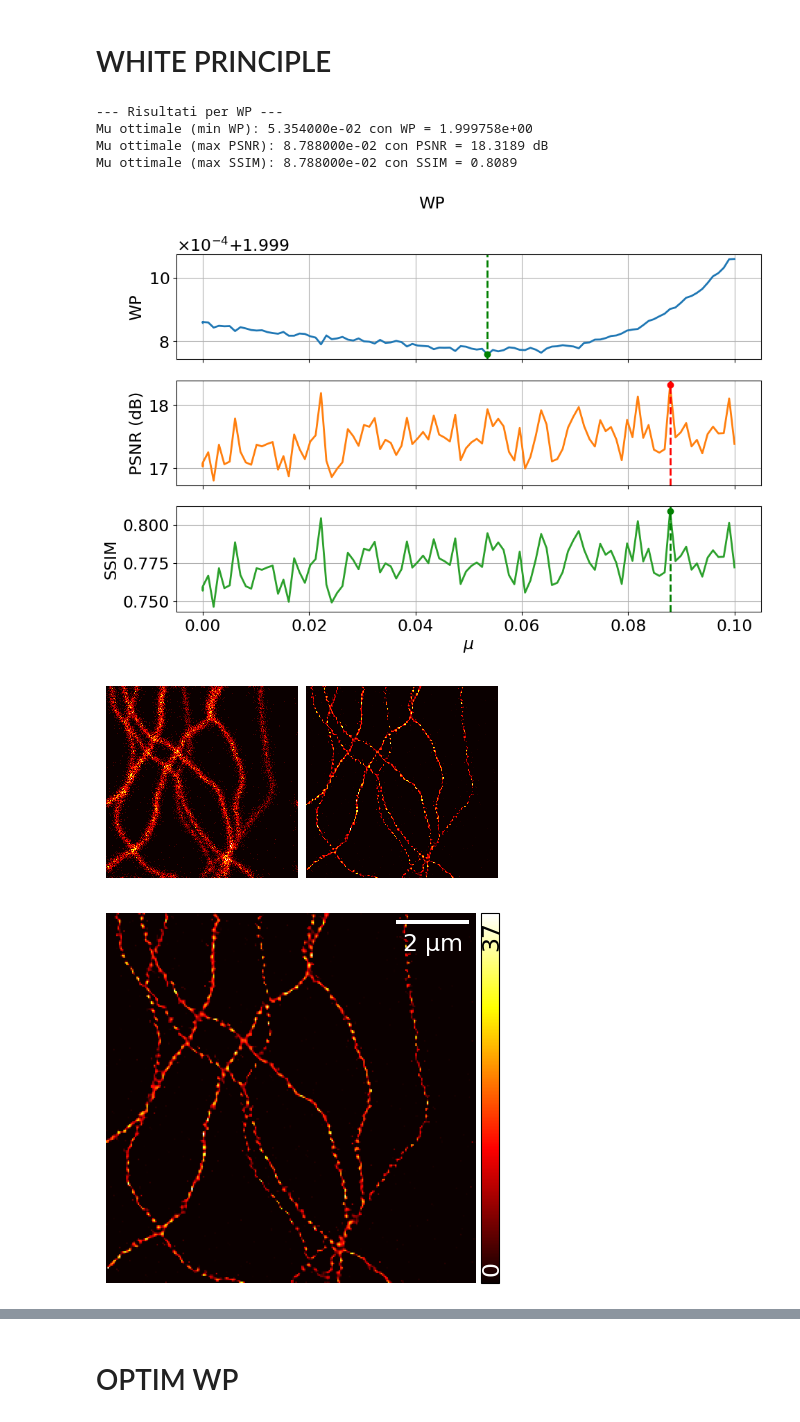
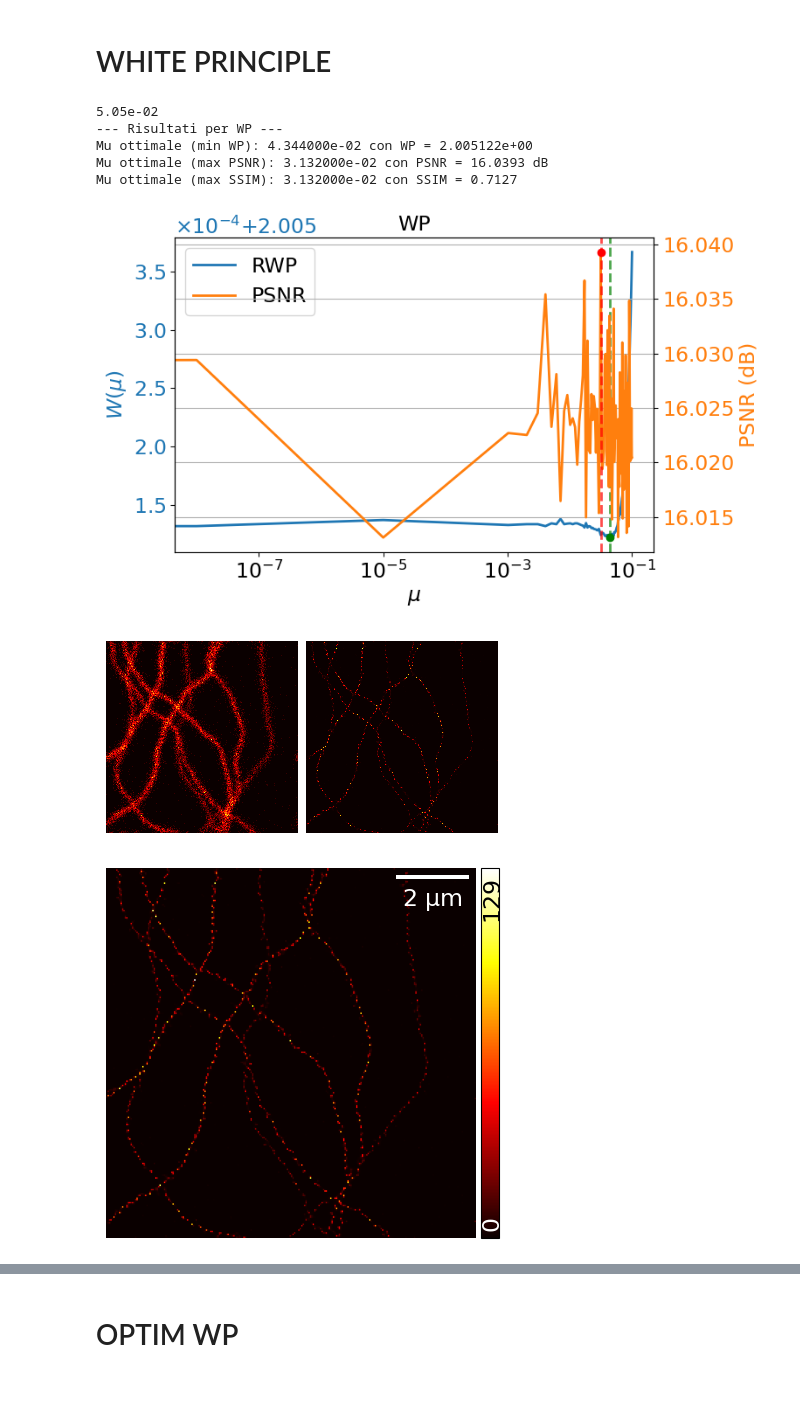
Before and after one commit to sofiaagostoni/ism_regularisation, a Jupyter notebook: results_ism.ipynb, the cells around one changed output, grey strips where cells are left out. Saved outputs shown, nothing was run; the diff lists cells and outputs as text; code cells hidden in the pictures; blank space fills up the shorter version.

```diff
--- a/results_ism.ipynb
+++ b/results_ism.ipynb
@@ -122,23 +121,42 @@ Percentuale (calcolata solo sui pixel attivi): 54.39%
 # %%
 # path = "Results/WP/wp_3D_pgd_masked_06_convallaria.pth"
 mask_type = 'masked'                # whole, masked, masked_eps
-algo_to_load = "prox"                # pgd or prox or md
-name_to_load = "tubulin"            # tubulin for sim
+algo_to_load = "md"                # pgd or prox or md
+name_to_load = "tubulin"            # tubulin for sim 05_convallaria
 sect_to_load = "2D"                 # 3D or 2D
 
-path = f"Results/WP/wp_{sect_to_load}_{algo_to_load}_{mask_type}_{name_to_load}.pth"
+path = f"Results/WP/wp_l1_{sect_to_load}_{algo_to_load}_{mask_type}_{name_to_load}.pth"
 
 checkpoint = torch.load(path, weights_only = False)
 results = checkpoint['results']
 dataset = checkpoint['dataset']
 hparams = checkpoint['hparams']
 
-plot_wp_results(hparams['mu_grid'], results, dataset, hparams['pxsize'], is_real= hparams['IS_REAL'], is_3d = hparams['IS_3D'], title="WP", layout="stacked")
+best_mu = find_knee_point(hparams['mu_grid'].cpu(),results['W_sum'].cpu())
+print("{:.2e}".format(best_mu))
+
+plot_wp_results(hparams['mu_grid'], results, dataset, hparams['pxsize'], is_real= hparams['IS_REAL'], is_3d = hparams['IS_3D'], title="WP", layout="twin", x0 = 100, y0 = 100)
+
+results_best = results['results_best']
+# kl_funct = results_best['diff']
+
+# .numpy() assicura la compatibilità perfetta con Matplotlib
+# plt.plot(kl_funct.cpu().numpy())
+
+# plt.title("KL to Ground Truth")
+# # Usare plt.xlabel e plt.ylabel (senza "set_")
+# plt.xlabel("Iteration", fontsize=14)
+# plt.ylabel(r"$\mathrm{KL}(x_k,\ x_{\mathrm{GT}})$", fontsize=14)
+
+# plt.grid(True) # Opzionale, ma rende il grafico molto più leggibile
+
+# plt.show()
 # %% [output]
+5.05e-02
 --- Risultati per WP ---
-Mu ottimale (min WP): 5.354000e-02 con WP = 1.999758e+00
-Mu ottimale (max PSNR): 8.788000e-02 con PSNR = 18.3189 dB
-Mu ottimale (max SSIM): 8.788000e-02 con SSIM = 0.8089
+Mu ottimale (min WP): 4.344000e-02 con WP = 2.005122e+00
+Mu ottimale (max PSNR): 3.132000e-02 con PSNR = 16.0393 dB
+Mu ottimale (max SSIM): 3.132000e-02 con SSIM = 0.7127
-[figure, old version]
+[figure, new version]
-[figure, old version]
+[figure, new version]
-[figure, old version]
+[figure, new version]
```
Also changed, not shown: parts of 12 cells of this notebook, 8 other files.
